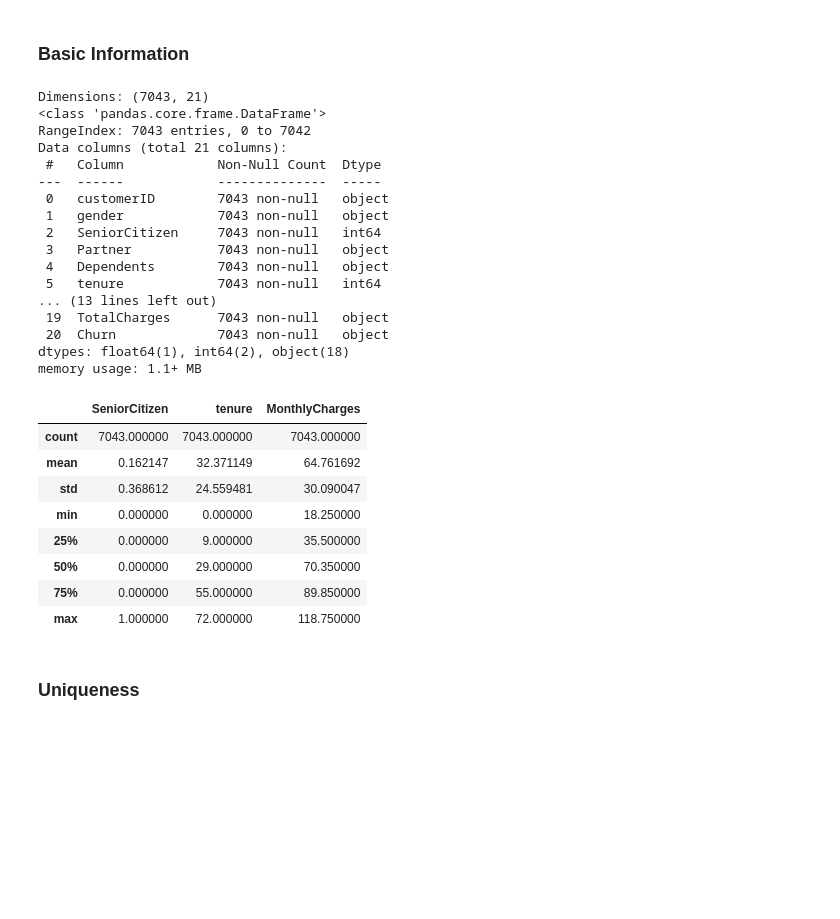
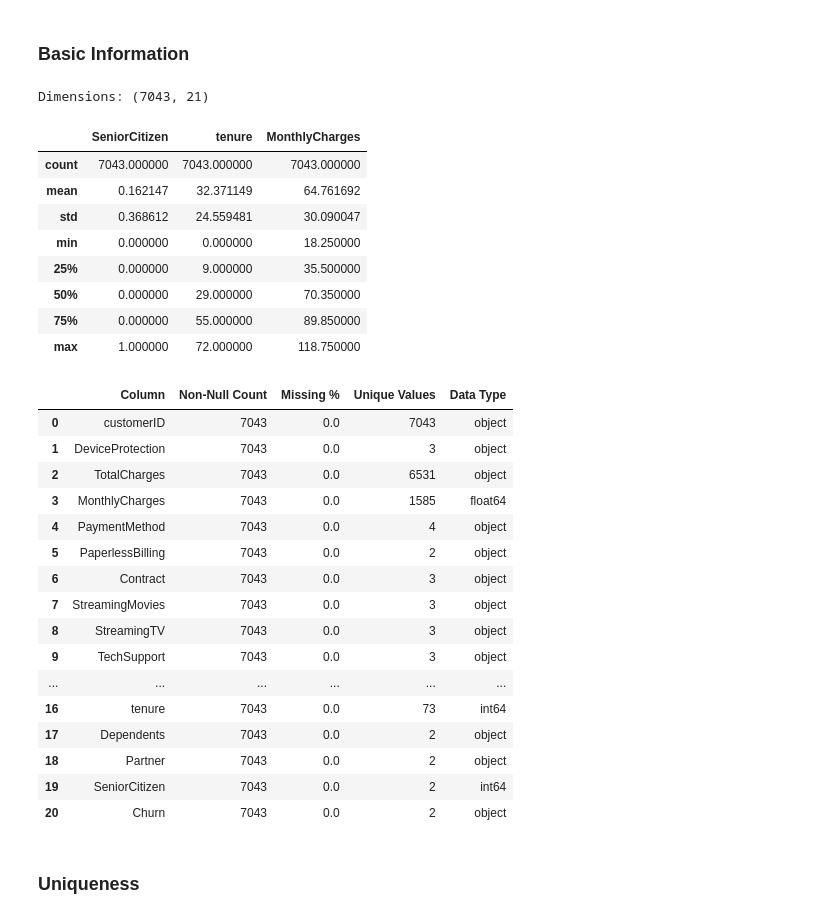
Before and after one commit to DerekSanchez/241117-Telco-Customer-Churn, a Jupyter notebook: notebooks/EDA.ipynb, the cells around one changed output. Cells and saved outputs as stored; diff of their text form; code cells hidden in the pictures; blank space fills up the shorter version.

```diff
--- a/notebooks/EDA.ipynb
+++ b/notebooks/EDA.ipynb
@@ -35,33 +36,43 @@ df.head()
 | 4 | 9237-HQITU | Female | 0 | No | No | 2 | Yes | No | ... |
 # %% [markdown]
 ### Basic Information
+# %%
+def clean_info(df):
+    """
+    Clean Summary of df containing:
+    - Column name
+    - Data type
+    - Non-null percetage values
+    - Null percetage values
+    - Unique values
+
+    Parameters:
+        df (pd.DataFrame): DataFrame to analize
+
+    Returns:
+        pd.DataFrame: Summarized dataframe
+    """
+    summary = pd.DataFrame({
+        "Column": df.columns,
+        "Non-Null Count": df.notnull().sum(),
+        "Missing %": df.isnull().mean() * 100,
+        "Unique Values": df.nunique(),
+        "Data Type": df.dtypes
+    })
+
+    summary = summary.sort_values(by="Missing %", ascending=False).reset_index(drop=True)
+
+    summary["Missing %"] = summary["Missing %"].round(2)
+
+    display(summary)
 # %%
 # Dataset size
 print(f'Dimensions: {df.shape}')
 
-# Datatypes and missing values
-df.info()
-
 # Statistical summary
 df.describe()
 # %% [output]
 Dimensions: (7043, 21)
-<class 'pandas.core.frame.DataFrame'>
-RangeIndex: 7043 entries, 0 to 7042
-Data columns (total 21 columns):
- #   Column            Non-Null Count  Dtype
----  ------            --------------  -----
- 0   customerID        7043 non-null   object
- 1   gender            7043 non-null   object
- 2   SeniorCitizen     7043 non-null   int64
- 3   Partner           7043 non-null   object
- 4   Dependents        7043 non-null   object
- 5   tenure            7043 non-null   int64
-... (13 lines left out)
- 19  TotalCharges      7043 non-null   object
- 20  Churn             7043 non-null   object
-dtypes: float64(1), int64(2), object(18)
-memory usage: 1.1+ MB
 |  | SeniorCitizen | tenure | MonthlyCharges |
 | count | 7043.000000 | 7043.000000 | 7043.000000 |
 | mean | 0.162147 | 32.371149 | 64.761692 |
@@ -71,6 +82,26 @@ memory usage: 1.1+ MB
 | 50% | 0.000000 | 29.000000 | 70.350000 |
 | 75% | 0.000000 | 55.000000 | 89.850000 |
 | max | 1.000000 | 72.000000 | 118.750000 |
+# %%
+clean_info(df)
+# %% [output]
+|  | Column | Non-Null Count | Missing % | Unique Values | Data Type |
+| 0 | customerID | 7043 | 0.0 | 7043 | object |
+| 1 | DeviceProtection | 7043 | 0.0 | 3 | object |
+| 2 | TotalCharges | 7043 | 0.0 | 6531 | object |
+| 3 | MonthlyCharges | 7043 | 0.0 | 1585 | float64 |
+| 4 | PaymentMethod | 7043 | 0.0 | 4 | object |
+| 5 | PaperlessBilling | 7043 | 0.0 | 2 | object |
+| 6 | Contract | 7043 | 0.0 | 3 | object |
+| 7 | StreamingMovies | 7043 | 0.0 | 3 | object |
+| 8 | StreamingTV | 7043 | 0.0 | 3 | object |
+| 9 | TechSupport | 7043 | 0.0 | 3 | object |
+| ... | ... | ... | ... | ... | ... |
+| 16 | tenure | 7043 | 0.0 | 73 | int64 |
+| 17 | Dependents | 7043 | 0.0 | 2 | object |
+| 18 | Partner | 7043 | 0.0 | 2 | object |
+| 19 | SeniorCitizen | 7043 | 0.0 | 2 | int64 |
+| 20 | Churn | 7043 | 0.0 | 2 | object |
 # %% [markdown]
 ### Uniqueness
 # %%
```
Also changed, not shown: parts of 4 cells of this notebook.
